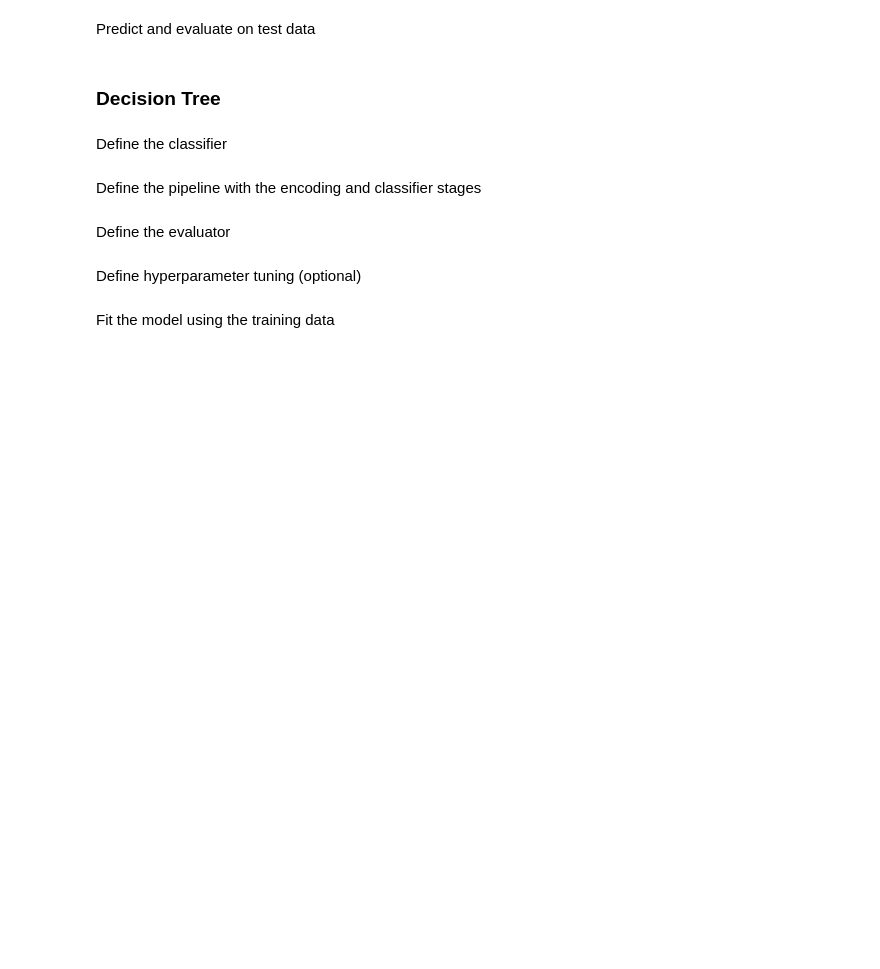
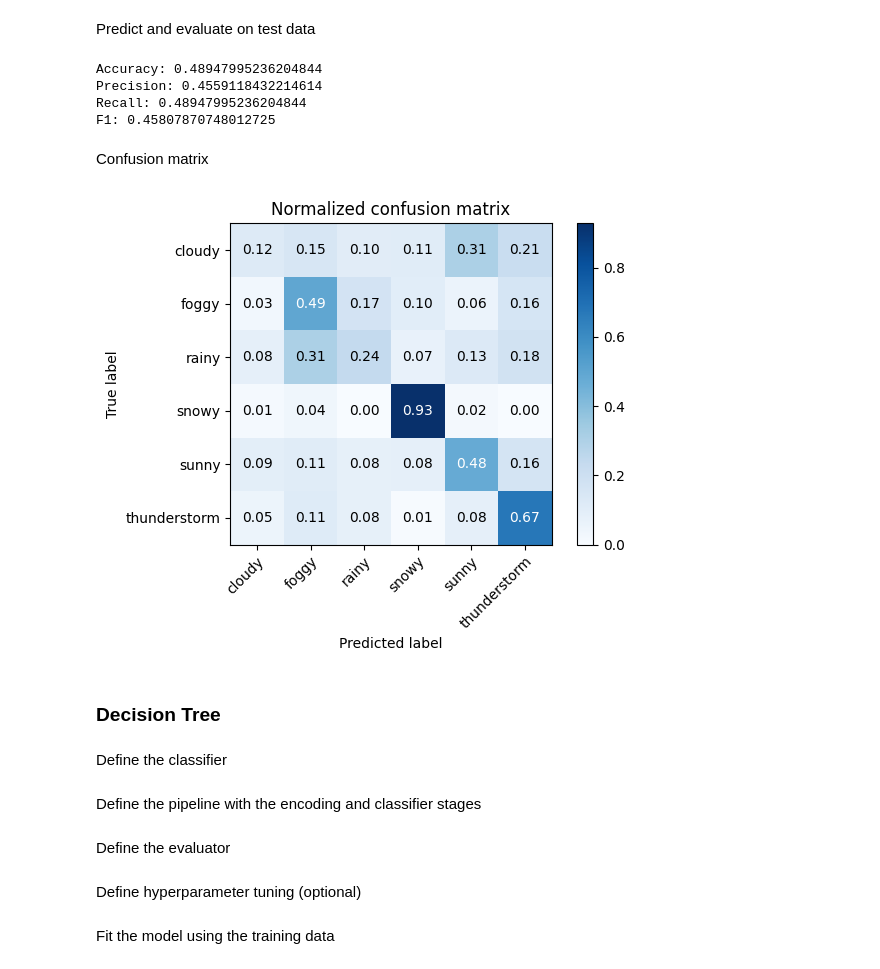
Before and after one commit to khanhdq109/Big-Data-for-Weather-Forecasting, a Jupyter notebook: pipeline.ipynb, the cells around one changed output. Drawn from its saved outputs; the diff is of its cells as text; code cells hidden in the pictures; blank space fills up the shorter version.

```diff
--- a/pipeline.ipynb
+++ b/pipeline.ipynb
@@ -232,3 +326,18 @@ accuracy = evaluate(predictions)
+# %%
+evaluate(predictions)
+# %% [output]
+Accuracy: 0.48947995236204844
+Precision: 0.4559118432214614
+Recall: 0.48947995236204844
+F1: 0.45807870748012725
+# %%
+predictions = idx_to_str.transform(predictions)
+# %% [markdown]
+Confusion matrix
+# %%
+plot_confusion_matrix(predictions, normalize = True)
+# %% [output]
+[figure, added]
 # %% [markdown]
 ### Decision Tree
 # %% [markdown]
```
Also changed, not shown: parts of 27 cells of this notebook.
